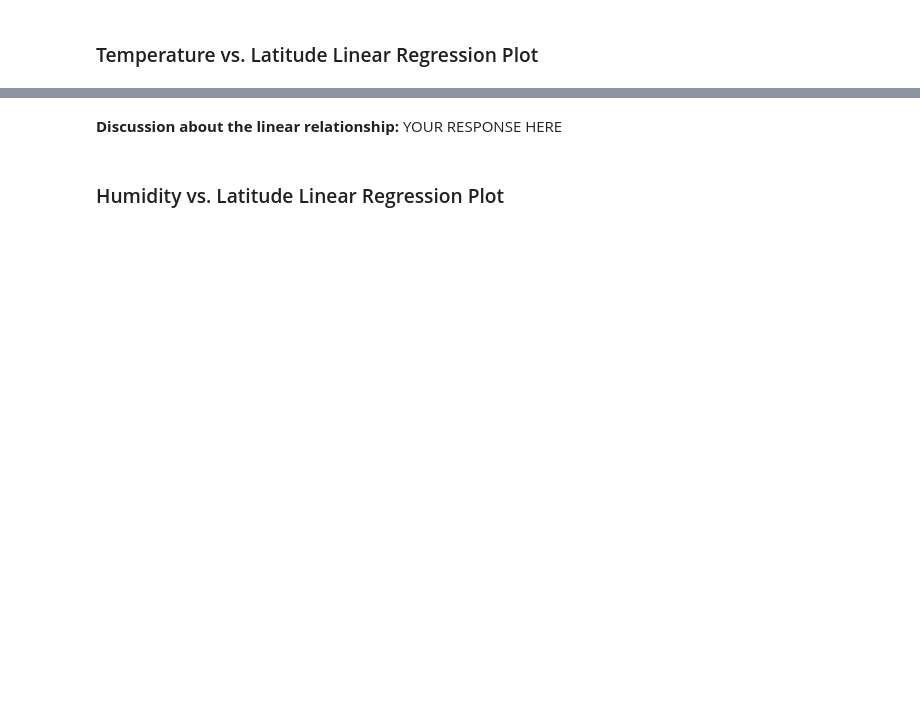
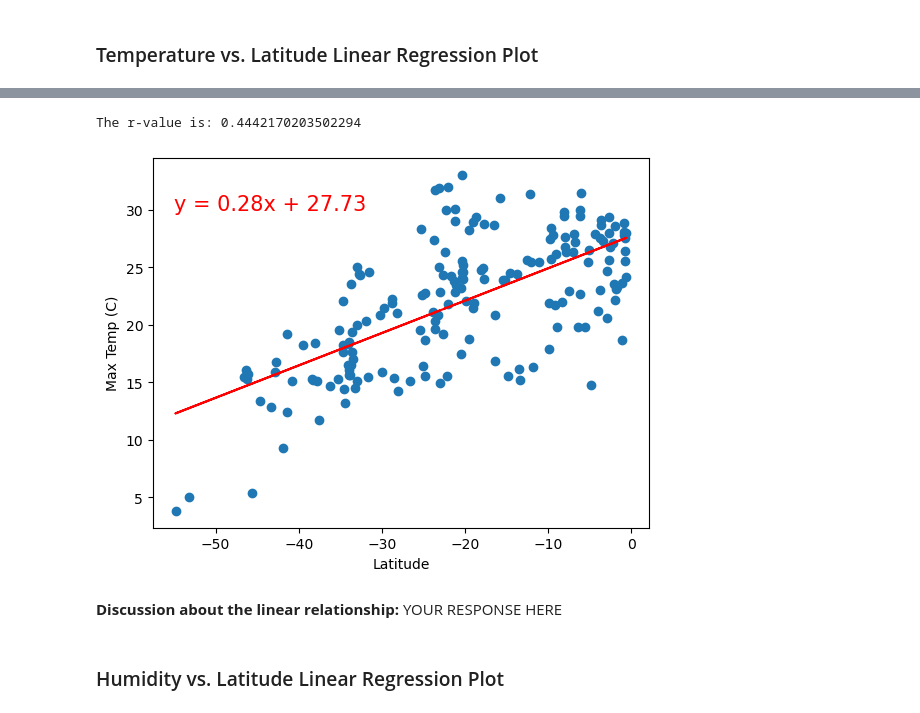
Before and after one commit to atmetz/python-api-challenge, a Jupyter notebook: WeatherPy/WeatherPy.ipynb, the cells around one changed output, grey strips where cells are left out. Cells and saved outputs as stored; diff of their text form; code cells hidden in the pictures; blank space fills up the shorter version.

```diff
--- a/WeatherPy/WeatherPy.ipynb
+++ b/WeatherPy/WeatherPy.ipynb
@@ -313,3 +327,15 @@ The r-value is: 0.4121057168607245
+# %%
+# Linear regression on Southern Hemisphere
+# Set X and Y Labels
+plt.xlabel("Latitude")
+plt.ylabel("Max Temp (C)")
+
+# Call line_reg_plot function, pass variables for Latitude, Max Temp, x and y position of the line equation
+line_reg_plot(southern_hemi_df["Lat"], southern_hemi_df["Max Temp"], -55, 30)
+plt.show()
+# %% [output]
+The r-value is: 0.4442170203502294
+[figure, added]
 # %% [markdown]
 **Discussion about the linear relationship:** YOUR RESPONSE HERE
 # %% [markdown]
```
Also changed, not shown: parts of 19 cells of this notebook.
